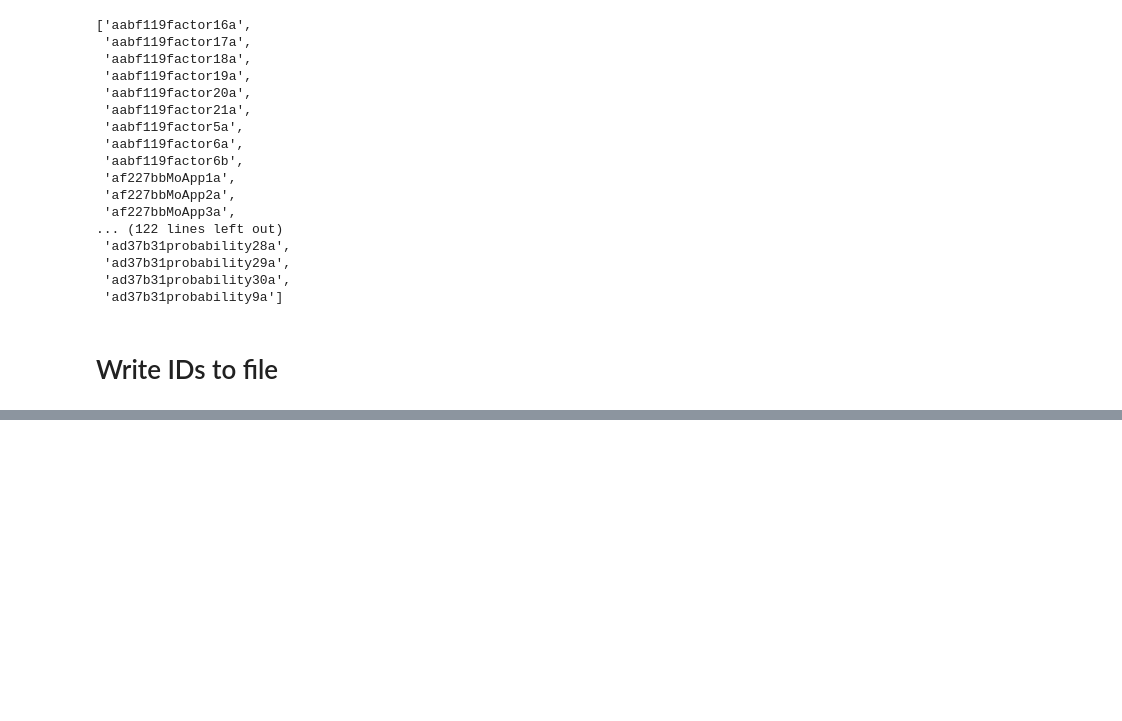
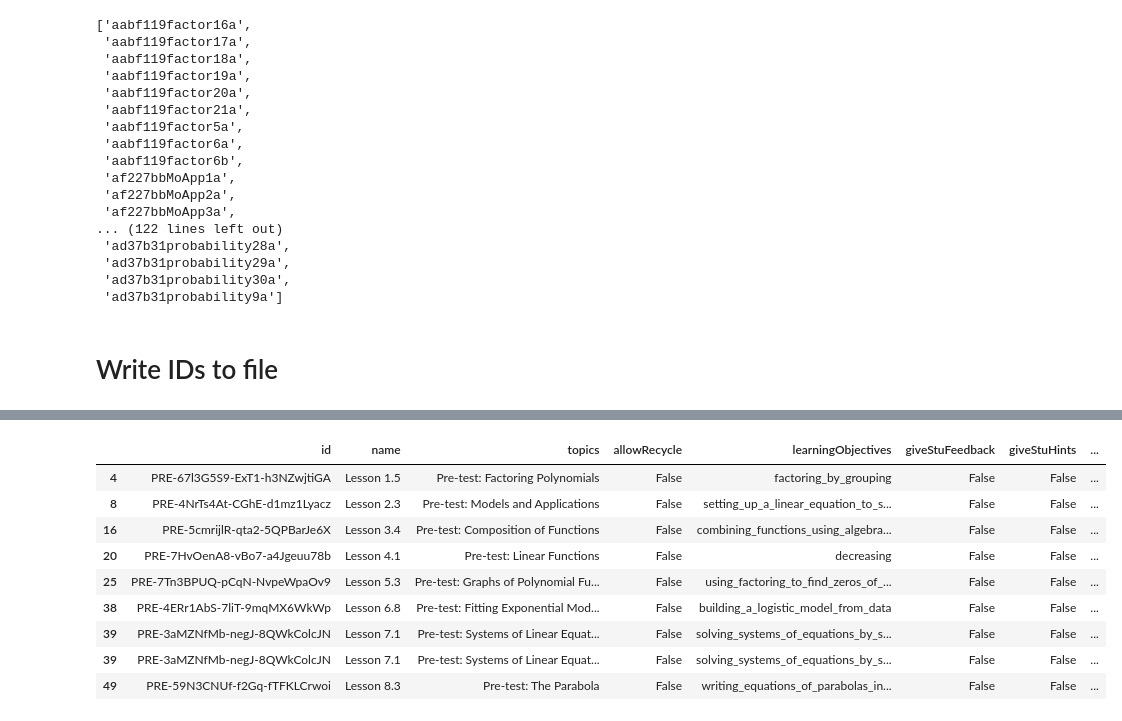
Before and after one commit to SagaLGIT/OATutor, a Jupyter notebook: src/content-selection/contentSelection.ipynb, the cells around one changed output, grey strips where cells are left out. Drawn from its saved outputs; the diff is of its cells as text; code cells hidden in the pictures; blank space fills up the shorter version.

```diff
--- a/src/content-selection/contentSelection.ipynb
+++ b/src/content-selection/contentSelection.ipynb
@@ -303,0 +390,18 @@ ValueError: Cannot set a DataFrame with multiple columns to the single column ha
+# %%
+chosen_lessons_pre = chosen_lessons.copy()
+chosen_lessons_pre['topics'] = "Pre-test: " + chosen_lessons_pre["topics"]
+chosen_lessons_pre['id'] = "PRE-" + chosen_lessons_pre["id"]
+chosen_lessons['giveStuFeedback'] = False
+chosen_lessons['giveStuHints'] = False
+chosen_lessons_pre
+# %% [output]
+|  | id | name | topics | allowRecycle | learningObjectives | giveStuFeedback | giveStuHints | ... |
+| 4 | PRE-67l3G5S9-ExT1-h3NZwjtiGA | Lesson 1.5 | Pre-test: Factoring Polynomials | False | factoring_by_grouping | False | False | ... |
+| 8 | PRE-4NrTs4At-CGhE-d1mz1Lyacz | Lesson 2.3 | Pre-test: Models and Applications | False | setting_up_a_linear_equation_to_s... | False | False | ... |
+| 16 | PRE-5cmrijlR-qta2-5QPBarJe6X | Lesson 3.4 | Pre-test: Composition of Functions | False | combining_functions_using_algebra... | False | False | ... |
+| 20 | PRE-7HvOenA8-vBo7-a4Jgeuu78b | Lesson 4.1 | Pre-test: Linear Functions | False | decreasing | False | False | ... |
+| 25 | PRE-7Tn3BPUQ-pCqN-NvpeWpaOv9 | Lesson 5.3 | Pre-test: Graphs of Polynomial Fu... | False | using_factoring_to_find_zeros_of_... | False | False | ... |
+| 38 | PRE-4ERr1AbS-7liT-9mqMX6WkWp | Lesson 6.8 | Pre-test: Fitting Exponential Mod... | False | building_a_logistic_model_from_data | False | False | ... |
+| 39 | PRE-3aMZNfMb-negJ-8QWkColcJN | Lesson 7.1 | Pre-test: Systems of Linear Equat... | False | solving_systems_of_equations_by_s... | False | False | ... |
+| 39 | PRE-3aMZNfMb-negJ-8QWkColcJN | Lesson 7.1 | Pre-test: Systems of Linear Equat... | False | solving_systems_of_equations_by_s... | False | False | ... |
+| 49 | PRE-59N3CNUf-f2Gq-fTFKLCrwoi | Lesson 8.3 | Pre-test: The Parabola | False | writing_equations_of_parabolas_in... | False | False | ... |
```
Also changed, not shown: parts of 19 cells of this notebook, 1 other file.
